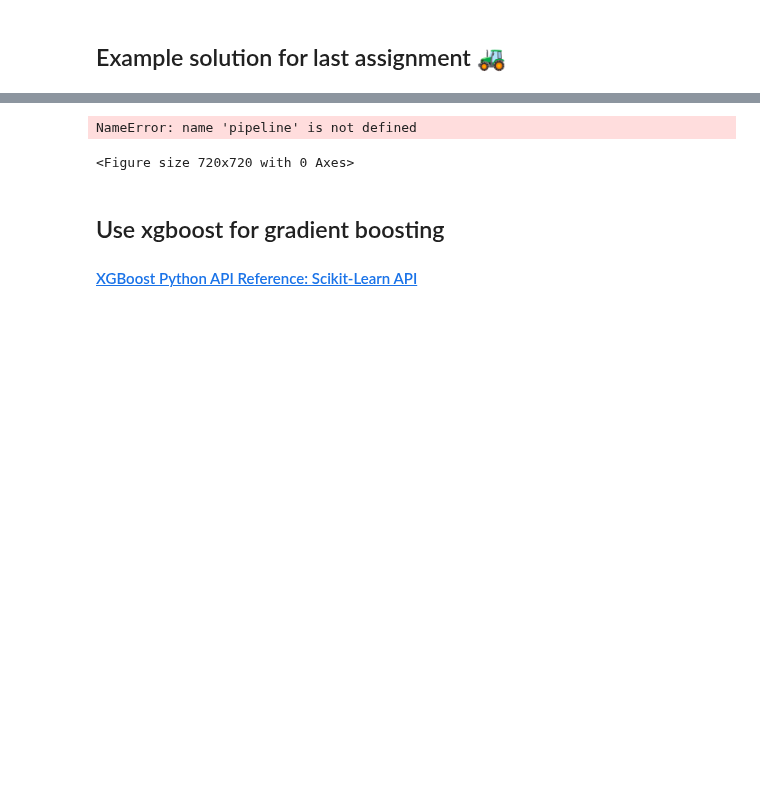
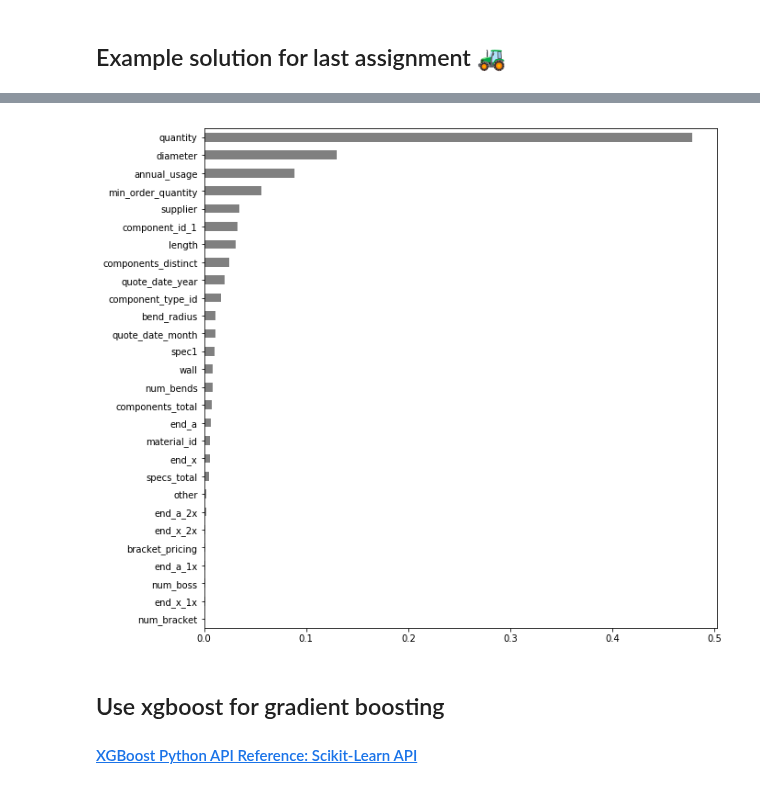
Before and after one commit to LambdaSchool/DEPRECATED-DS-Unit-2-Applied-Modeling, a Jupyter notebook: module2-gradient-boosting/gradient_boosting.ipynb, the cells around one changed output, grey strips where cells are left out. Cells and saved outputs as stored; diff of their text form; code cells hidden in the pictures; blank space fills up the shorter version.

```diff
--- a/module2-gradient-boosting/gradient_boosting.ipynb
+++ b/module2-gradient-boosting/gradient_boosting.ipynb
@@ -266,13 +264,12 @@ Wall time: 5.05 s
 # %%
 %matplotlib inline
 import matplotlib.pyplot as plt
 plt.figure(figsize=(10,10))
-rf = pipeline.named_steps['RandomForestRegressor']
+rf = pipeline.named_steps['randomforestregressor']
 importances = pd.Series(rf.feature_importances_, X_train.columns)
 importances.sort_values().plot.barh(color='grey');
 # %% [output]
-NameError: name 'pipeline' is not defined
-<Figure size 720x720 with 0 Axes>
+[figure, added]
 # %% [markdown]
 ## Use xgboost for gradient boosting
 
```
Also changed, not shown: parts of 1 cell of this notebook, 1 other file.
